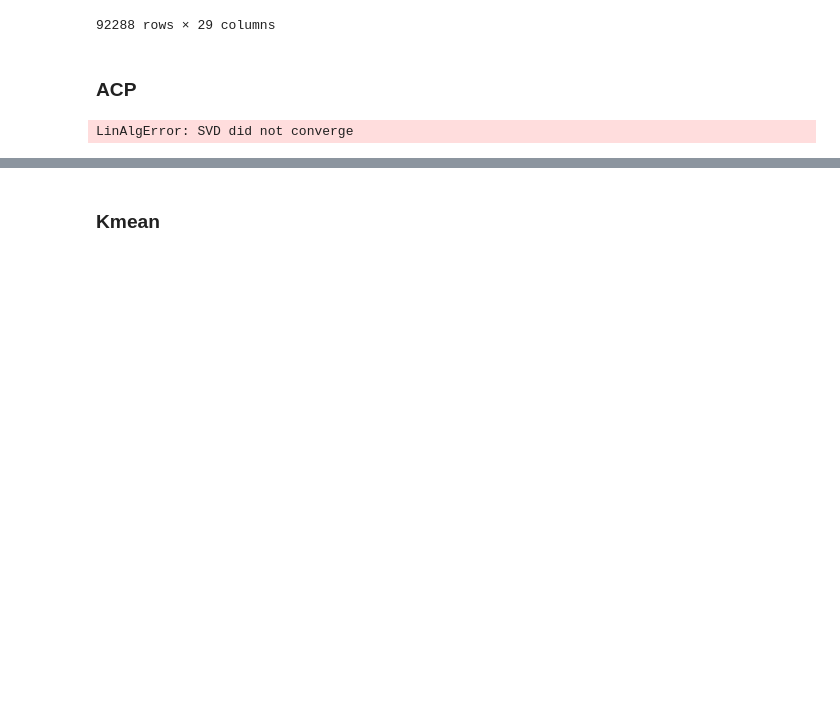
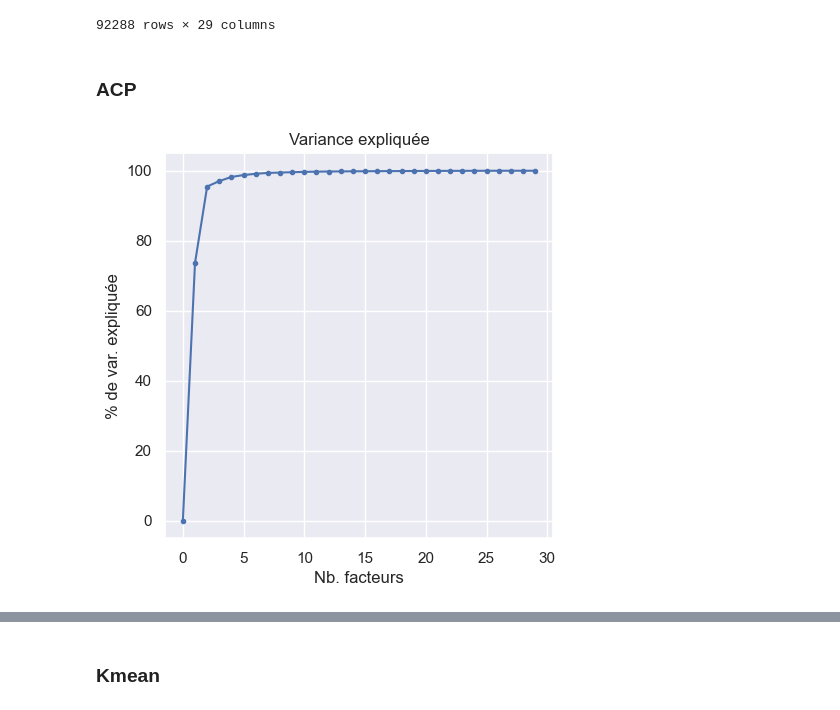
Before and after one commit to MaximeAlt/Brazilia, a Jupyter notebook: Clustering Fonction CSS5.ipynb, the cells around one changed output, grey strips where cells are left out. Drawn from its saved outputs; the diff is of its cells as text; code cells hidden in the pictures; blank space fills up the shorter version.

```diff
--- a/Clustering Fonction CSS5.ipynb
+++ b/Clustering Fonction CSS5.ipynb
@@ -155,18 +155,18 @@ X = segmentation_std
 # %%
 #instancier l'objet de calcul
 #std_unit = True ➔ ACP normée
-acp = PCA(std_unit=True,row_labels=css5.index,col_labels=css5.columns)
+acp = PCA(std_unit=False,row_labels=css5.index,col_labels=css5.columns)
 #lancer les calculs sur les données
 acp.fit(X)
 
 
 #proportion de variance expliquée
 fig, ax = plt.subplots(figsize=(5,5))
 ax.plot(range(0,p+1),np.append(0,acp.eig_[2]),".-")
 ax.set_xlabel("Nb. facteurs")
 ax.set_ylabel("% de var. expliquée")
 plt.title("Variance expliquée")
 plt.show()
 # %% [output]
-LinAlgError: SVD did not converge
+[figure, added]
 # %%
```
Also changed, not shown: parts of 9 cells of this notebook, 2 other files.
